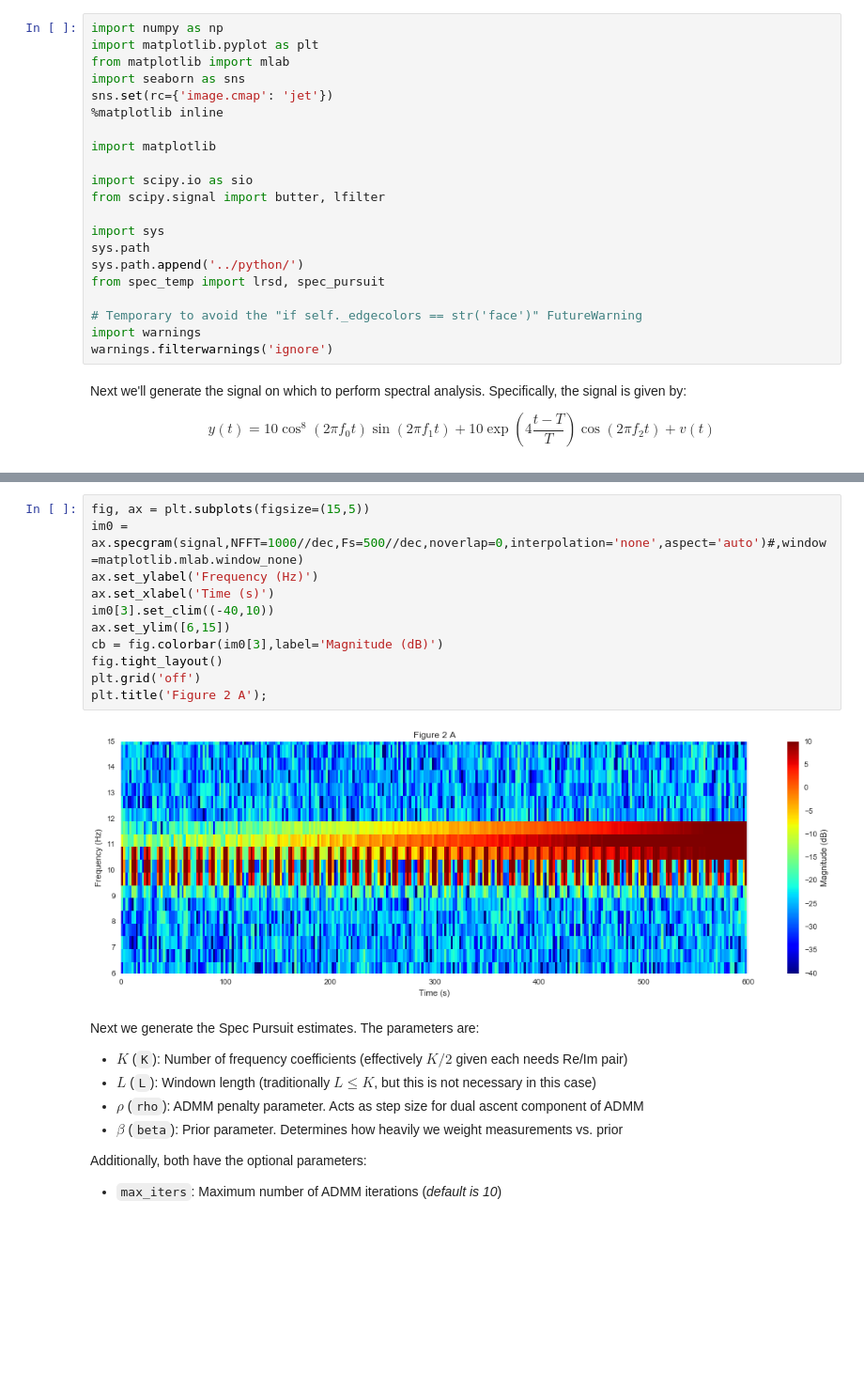
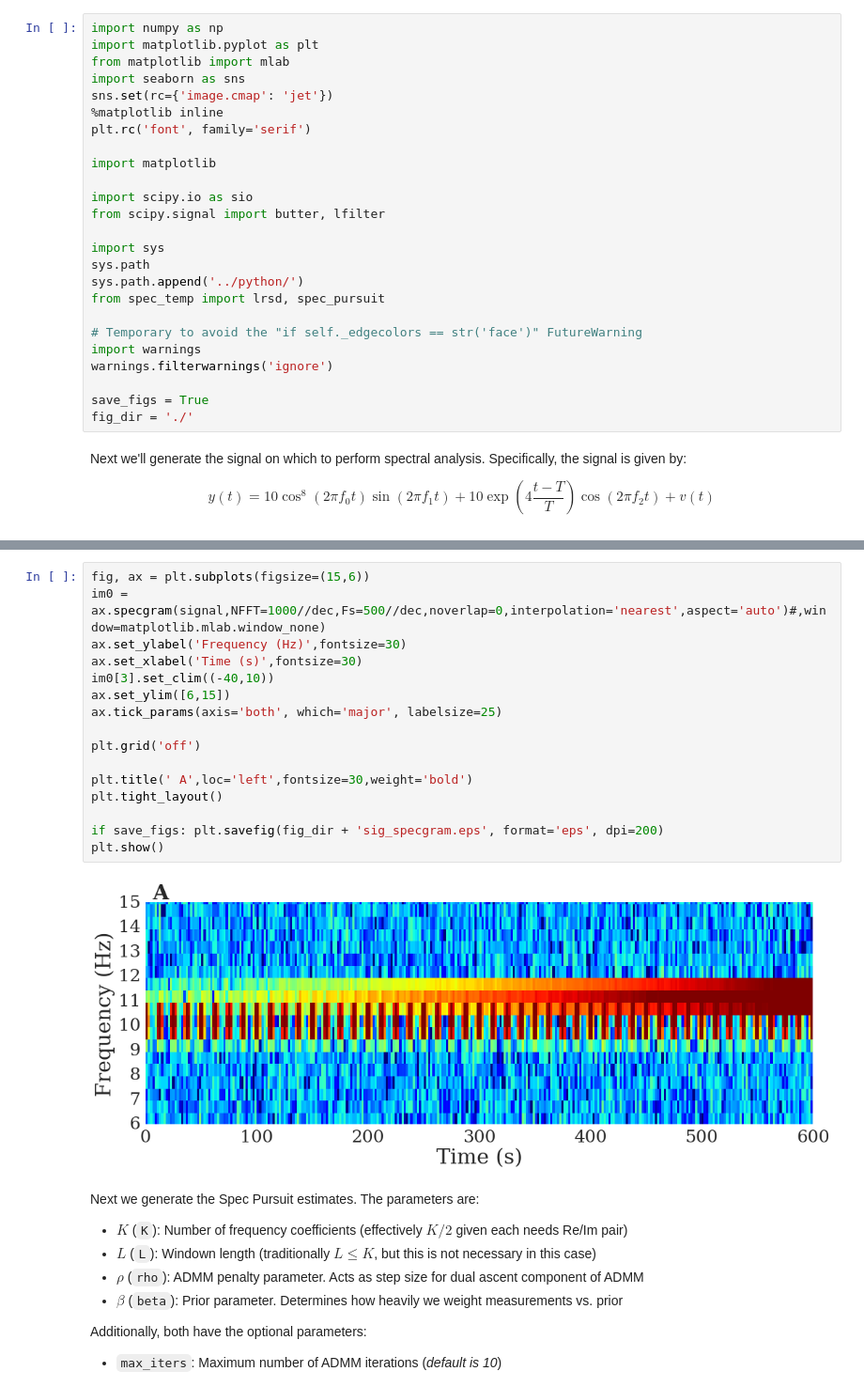
Before and after one commit to gabeschamberg/nonmarkov-timeseries-estimation, a Jupyter notebook: notebooks/spectrotemporal_decompositions.ipynb, the cells around one changed output, grey strips where cells are left out. Shown at 94% size. Saved outputs shown, nothing was run; the diff lists cells and outputs as text; blank space fills up the shorter version.

Commit message:
Reformatting python plots for paper figures

```diff
--- a/notebooks/spectrotemporal_decompositions.ipynb
+++ b/notebooks/spectrotemporal_decompositions.ipynb
@@ -11,6 +11,7 @@ from matplotlib import mlab
 import seaborn as sns
 sns.set(rc={'image.cmap': 'jet'})
 %matplotlib inline
+plt.rc('font', family='serif')
 
 import matplotlib
 
@@ -25,6 +26,9 @@ from spec_temp import lrsd, spec_pursuit
 # Temporary to avoid the "if self._edgecolors == str('face')" FutureWarning
 import warnings
 warnings.filterwarnings('ignore')
+
+save_figs = True
+fig_dir = './'
 # %% [markdown]
 Next we'll generate the signal on which to perform spectral analysis. Specifically, the signal is given by:
 
@@ -60,16 +64,21 @@ plt.tight_layout();
 # %%
-fig, ax = plt.subplots(figsize=(15,5))
-im0 = ax.specgram(signal,NFFT=1000//dec,Fs=500//dec,noverlap=0,interpolation='none',aspect='auto')#,window=matplotlib.mlab.window_none)
-ax.set_ylabel('Frequency (Hz)')
-ax.set_xlabel('Time (s)')
+fig, ax = plt.subplots(figsize=(15,6))
+im0 = ax.specgram(signal,NFFT=1000//dec,Fs=500//dec,noverlap=0,interpolation='nearest',aspect='auto')#,window=matplotlib.mlab.window_none)
+ax.set_ylabel('Frequency (Hz)',fontsize=30)
+ax.set_xlabel('Time (s)',fontsize=30)
 im0[3].set_clim((-40,10))
 ax.set_ylim([6,15])
-cb = fig.colorbar(im0[3],label='Magnitude (dB)')
-fig.tight_layout()
+ax.tick_params(axis='both', which='major', labelsize=25)
+
 plt.grid('off')
-plt.title('Figure 2 A');
+
+plt.title(' A',loc='left',fontsize=30,weight='bold')
+plt.tight_layout()
+
+if save_figs: plt.savefig(fig_dir + 'sig_specgram.eps', format='eps', dpi=200)
+plt.show()
 # %% [output]
-[figure, old version]
+[figure, new version]
 # %% [markdown]
 Next we generate the Spec Pursuit estimates. The parameters are:
 
```
Also changed, not shown: parts of 7 cells of this notebook, 1 other file.
